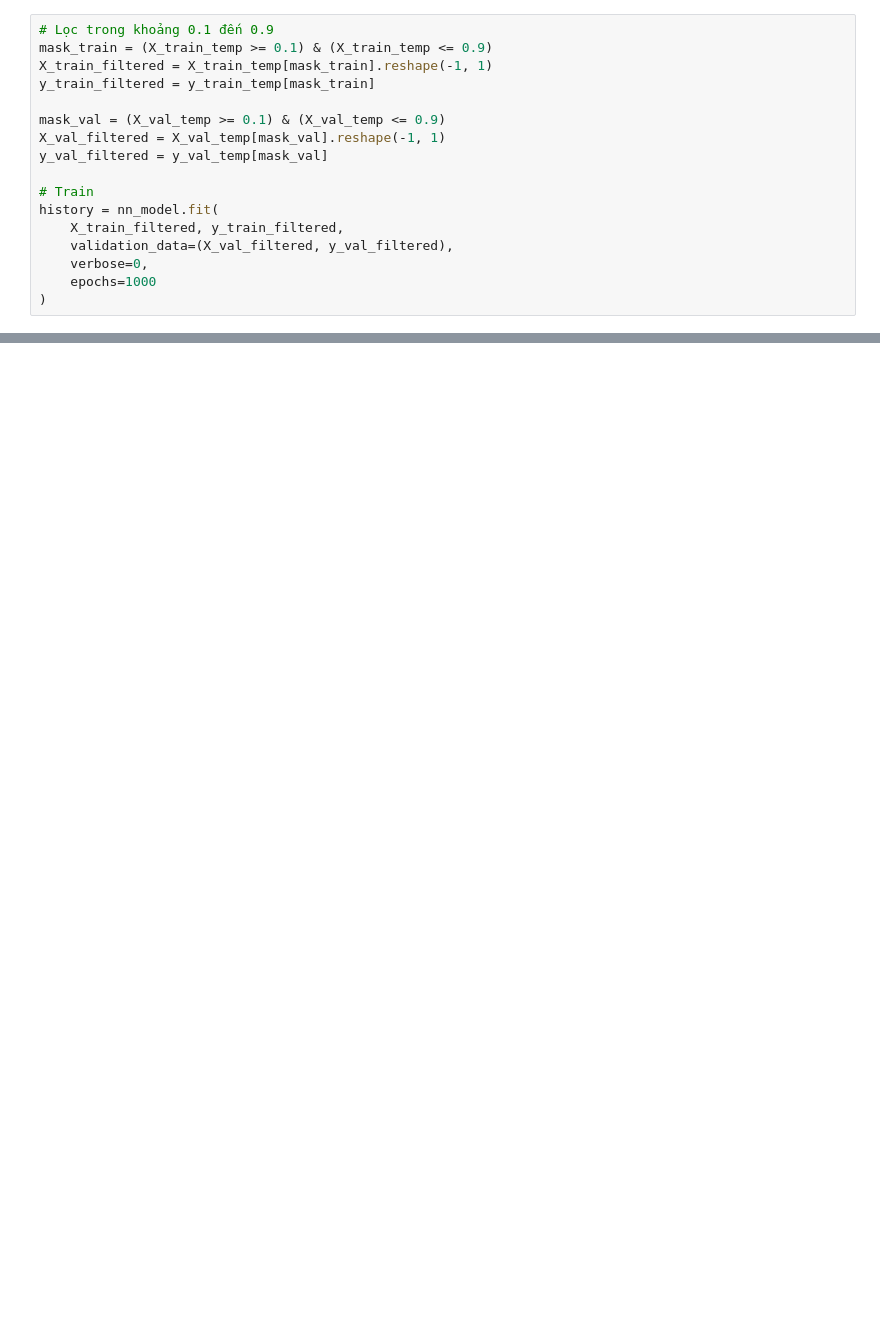
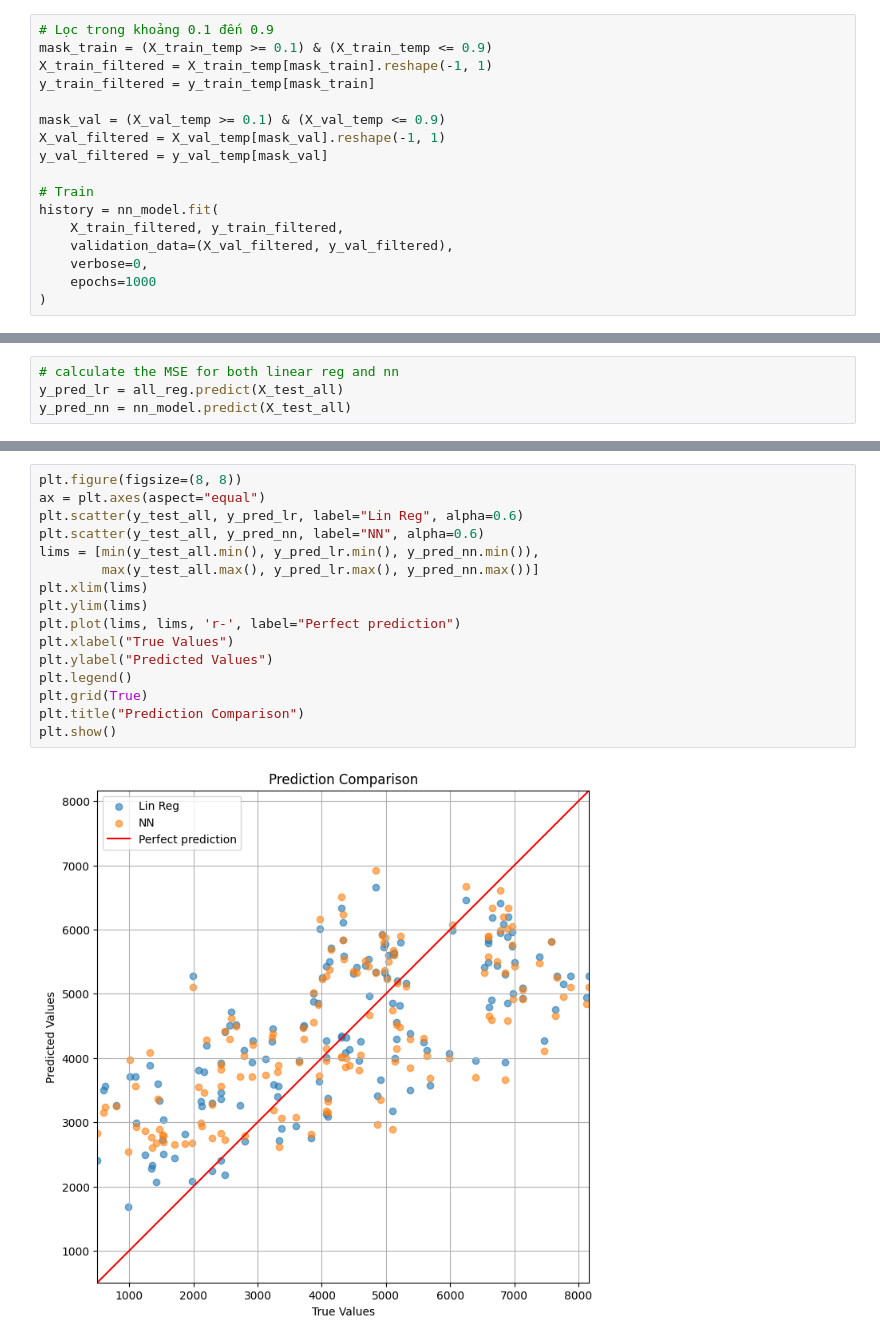
Before and after one commit to Ev-Hoang/Machine-Learning-Studies, a Jupyter notebook: Supervise Learning/PredictbyValue.ipynb, the cells around one changed output, grey strips where cells are left out. Saved outputs shown, nothing was run; the diff lists cells and outputs as text; blank space fills up the shorter version.

```diff
--- a/Supervise Learning/PredictbyValue.ipynb
+++ b/Supervise Learning/PredictbyValue.ipynb
@@ -179,0 +220,4 @@ plt.show()
+# %%
+# calculate the MSE for both linear reg and nn
+y_pred_lr = all_reg.predict(X_test_all)
+y_pred_nn = nn_model.predict(X_test_all)
@@ -179,0 +257,18 @@ plt.show()
+# %%
+plt.figure(figsize=(8, 8))
+ax = plt.axes(aspect="equal")
+plt.scatter(y_test_all, y_pred_lr, label="Lin Reg", alpha=0.6)
+plt.scatter(y_test_all, y_pred_nn, label="NN", alpha=0.6)
+lims = [min(y_test_all.min(), y_pred_lr.min(), y_pred_nn.min()),
+        max(y_test_all.max(), y_pred_lr.max(), y_pred_nn.max())]
+plt.xlim(lims)
+plt.ylim(lims)
+plt.plot(lims, lims, 'r-', label="Perfect prediction")
+plt.xlabel("True Values")
+plt.ylabel("Predicted Values")
+plt.legend()
+plt.grid(True)
+plt.title("Prediction Comparison")
+plt.show()
+# %% [output]
+[figure, added]
```
Also changed, not shown: parts of 18 cells of this notebook.
